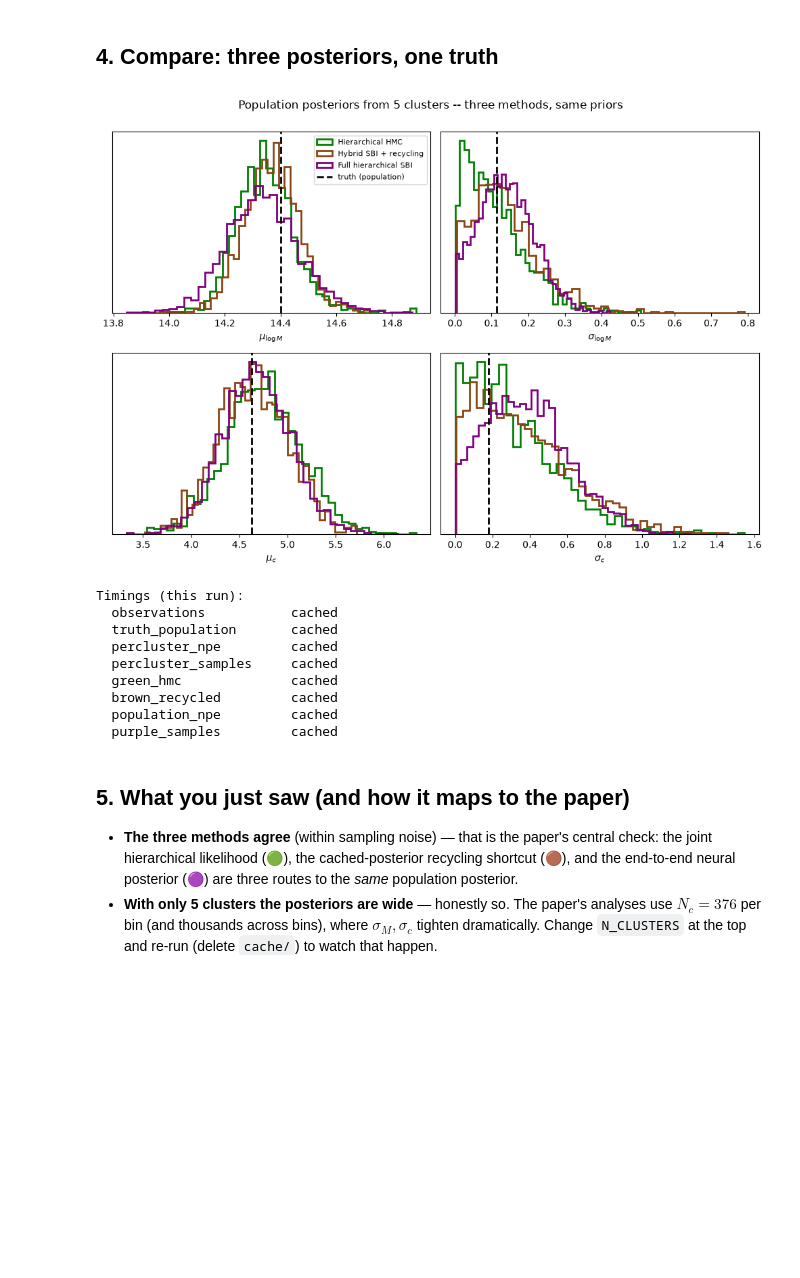
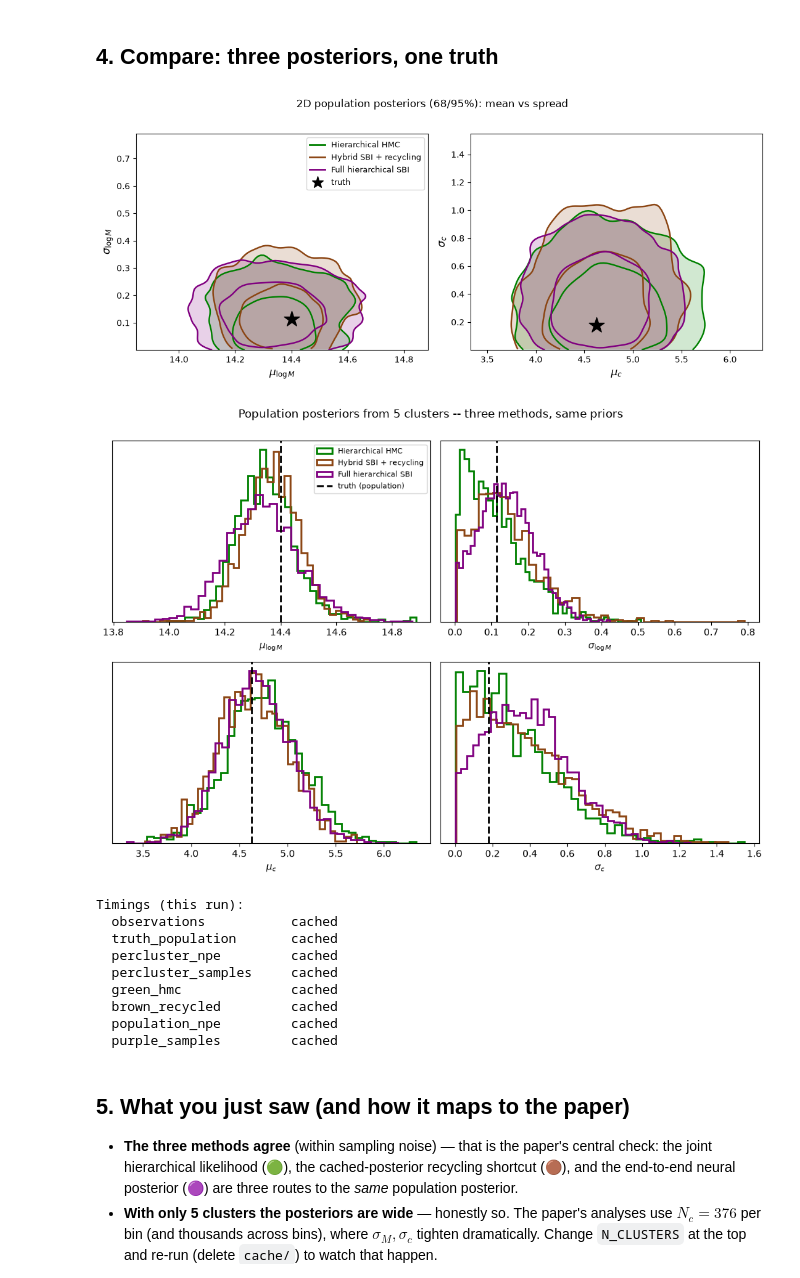
Before and after one commit to LSSTDESC/CL-SBI, a Jupyter notebook: notebooks/tutorial_01_population_inference/tutorial_01_population_inference.ipynb, the cells around one changed output. Cells and saved outputs as stored; diff of their text form; code cells hidden in the pictures; blank space fills up the shorter version.

Commit message:
Tutorial 01: PGMs for the 3 methods, 2D population posteriors, clearer per-cluster figure
Co-Authored-By: Claude Fable 5 <noreply@anthropic.com>

```diff
--- a/notebooks/tutorial_01_population_inference/tutorial_01_population_inference.ipynb
+++ b/notebooks/tutorial_01_population_inference/tutorial_01_population_inference.ipynb
@@ -144,10 +155,20 @@ def percluster_samples(n=2000):
 PC = cached("percluster_samples", percluster_samples)
 np.savez(os.path.join(DATA, "percluster_posteriors.npz"), samples=PC, true_mc=OBS["true_mc"])  # shared deliverable
 
-fig, ax = plt.subplots(figsize=(5.5, 4.5))
-ax.scatter(PC[0][:, 0], PC[0][:, 1], s=3, alpha=0.15, color="gray", label="cluster-0 posterior (SBI)")
-ax.scatter(*OBS["true_mc"][0], marker="*", s=250, color="red", edgecolor="k", zorder=5, label="cluster-0 truth")
-ax.scatter(POP[::40, 0], POP[::40, 1], s=2, alpha=0.15, color="C0", label="true population")
-ax.set_xlabel(r"$\log_{10} M$"); ax.set_ylabel("concentration"); ax.legend()
-ax.set_title("One cluster tells you little -- hence: population inference"); plt.show()
+fig, ax = plt.subplots(figsize=(8, 6))
+kde_contours(ax, PC[0], "C1", fill=True)                      # cluster 0 posterior (68/95%)
+kde_contours(ax, PC[3], "C2", fill=True)                      # cluster 3 posterior
+kde_contours(ax, POP[:8000], "k", ls="--", lw=2)              # true population (68/95%)
+ax.scatter(*OBS["true_mc"][0], marker="*", s=350, color="C1", edgecolor="k", zorder=5)
+ax.scatter(*OBS["true_mc"][3], marker="*", s=350, color="C2", edgecolor="k", zorder=5)
+from matplotlib.lines import Line2D
+ax.legend(handles=[Line2D([], [], color="C1", lw=2, label="cluster-0 posterior (68/95%)"),
+                   Line2D([], [], color="C2", lw=2, label="cluster-3 posterior (68/95%)"),
+                   Line2D([], [], color="k", ls="--", lw=2, label="true population (68/95%)"),
+                   Line2D([], [], marker="*", ls="", ms=15, mfc="gray", mec="k", label="true (M, c) of each cluster")],
+          fontsize=10, loc="upper right")
+ax.set_xlabel(r"$\log_{10} M$", fontsize=13); ax.set_ylabel("concentration", fontsize=13)
+ax.set_title("Each single-cluster posterior is wide, degenerate, and much broader than\n"
+             "the population itself -- combining clusters is what constrains the population", fontsize=11)
+plt.show()
 # %% [output]
@@ -265,24 +354,39 @@ print({k: f"{v.mean():.3f}+/-{v.std():.3f}" for k, v in PURPLE.items()})
 # %%
 METHODS = [("Hierarchical HMC", GREEN, "green"), ("Hybrid SBI + recycling", BROWN, "saddlebrown"),
            ("Full hierarchical SBI", PURPLE, "purple")]
 PARAMS  = [("mu_M", r"$\mu_{\log M}$"), ("sig_M", r"$\sigma_{\log M}$"),
            ("mu_c", r"$\mu_c$"), ("sig_c", r"$\sigma_c$")]
+
+# 2D posteriors: the (mean, spread) planes for mass and concentration
+fig, axes = plt.subplots(1, 2, figsize=(11, 4.6))
+for ax, (kx, ky, lx, ly) in zip(axes, [("mu_M", "sig_M", r"$\mu_{\log M}$", r"$\sigma_{\log M}$"),
+                                        ("mu_c", "sig_c", r"$\mu_c$", r"$\sigma_c$")]):
+    for name, smp, color in METHODS:
+        kde_contours(ax, np.column_stack([smp[kx], smp[ky]]), color, fill=True)
+    ax.scatter(TRUE[kx], TRUE[ky], marker="*", s=350, color="k", zorder=6, label="truth")
+    ax.set_xlabel(lx, fontsize=12); ax.set_ylabel(ly, fontsize=12)
+from matplotlib.lines import Line2D
+axes[0].legend(handles=[Line2D([], [], color=c, lw=2, label=n) for n, _, c in METHODS]
+               + [Line2D([], [], marker="*", ls="", ms=14, mfc="k", mec="k", label="truth")], fontsize=9)
+fig.suptitle("2D population posteriors (68/95%): mean vs spread", y=1.02)
+plt.tight_layout(); plt.show()
 
 fig, axes = plt.subplots(2, 2, figsize=(10, 7))
 for ax, (key, label) in zip(axes.ravel(), PARAMS):
     for name, s, color in METHODS:
         ax.hist(s[key], bins=40, density=True, histtype="step", lw=2, color=color, label=name)
     ax.axvline(TRUE[key], color="k", ls="--", lw=2, label="truth (population)")
     ax.set_xlabel(label); ax.set_yticks([])
 axes[0, 0].legend(fontsize=8)
 fig.suptitle(f"Population posteriors from {N_CLUSTERS} clusters -- three methods, same priors", y=1.0)
 plt.tight_layout(); plt.show()
 
 print("Timings (this run):")
 for k, (status, dt) in TIMINGS.items():
     print(f"  {k:<22} {status}" + (f"  {dt:6.1f}s" if dt else ""))
 # %% [output]
-[figure, old version]
+[figure, new version]
+[figure, added]
 Timings (this run):
   observations           cached
   truth_population       cached
```
Also changed, not shown: parts of 4 cells of this notebook, 1 other file.
